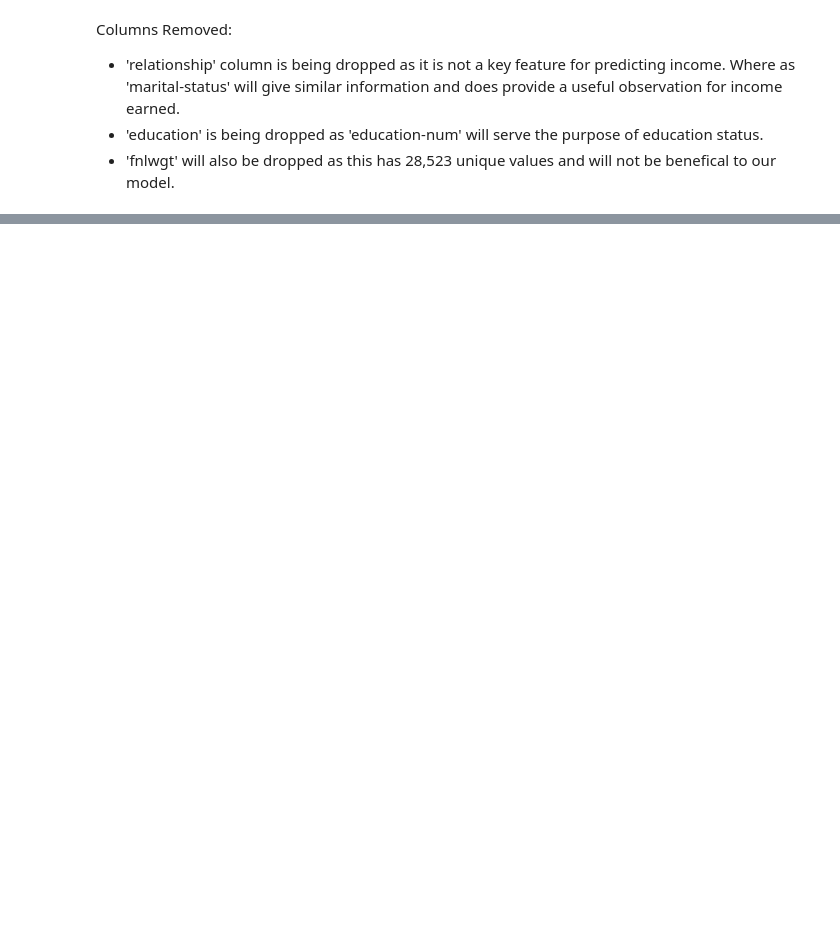
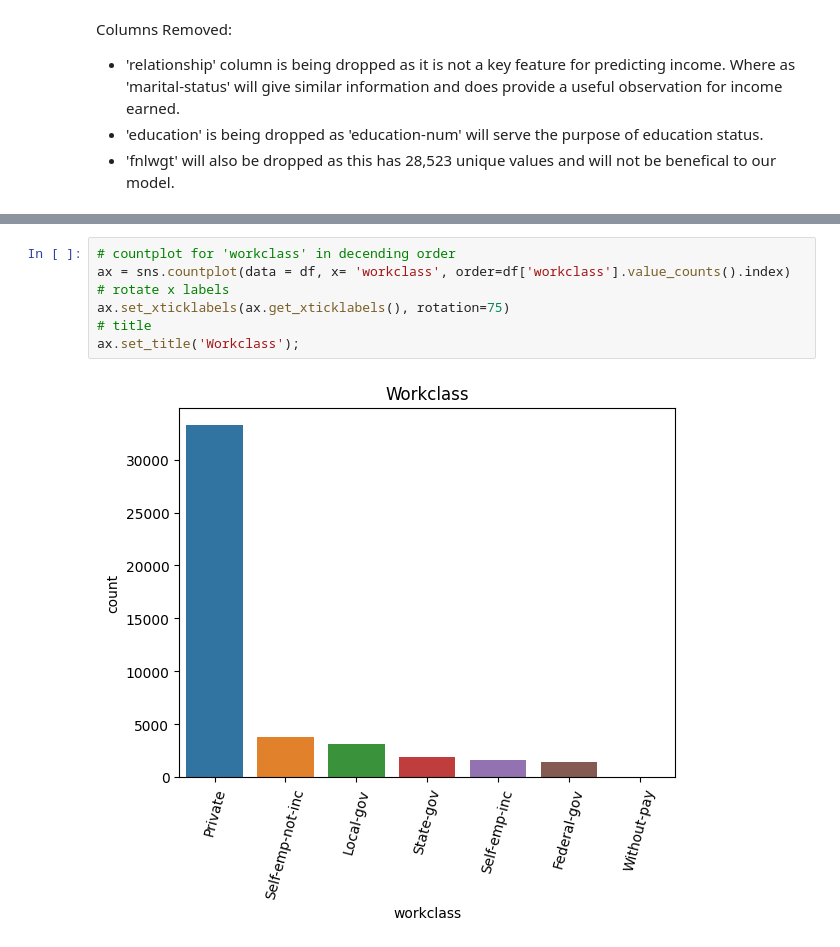
Before and after one commit to KDiBSilva/Adult_Income, a Jupyter notebook: Adult_Income.ipynb, the cells around one changed output, grey strips where cells are left out. Cells and saved outputs as stored; diff of their text form; blank space fills up the shorter version.

```diff
--- a/Adult_Income.ipynb
+++ b/Adult_Income.ipynb
@@ -349,0 +367,9 @@ Columns Removed:
+# %%
+# countplot for 'workclass' in decending order
+ax = sns.countplot(data = df, x= 'workclass', order=df['workclass'].value_counts().index)
+# rotate x labels
+ax.set_xticklabels(ax.get_xticklabels(), rotation=75)
+# title
+ax.set_title('Workclass');
+# %% [output]
+[figure, added]
```
Also changed, not shown: parts of 28 cells of this notebook.
